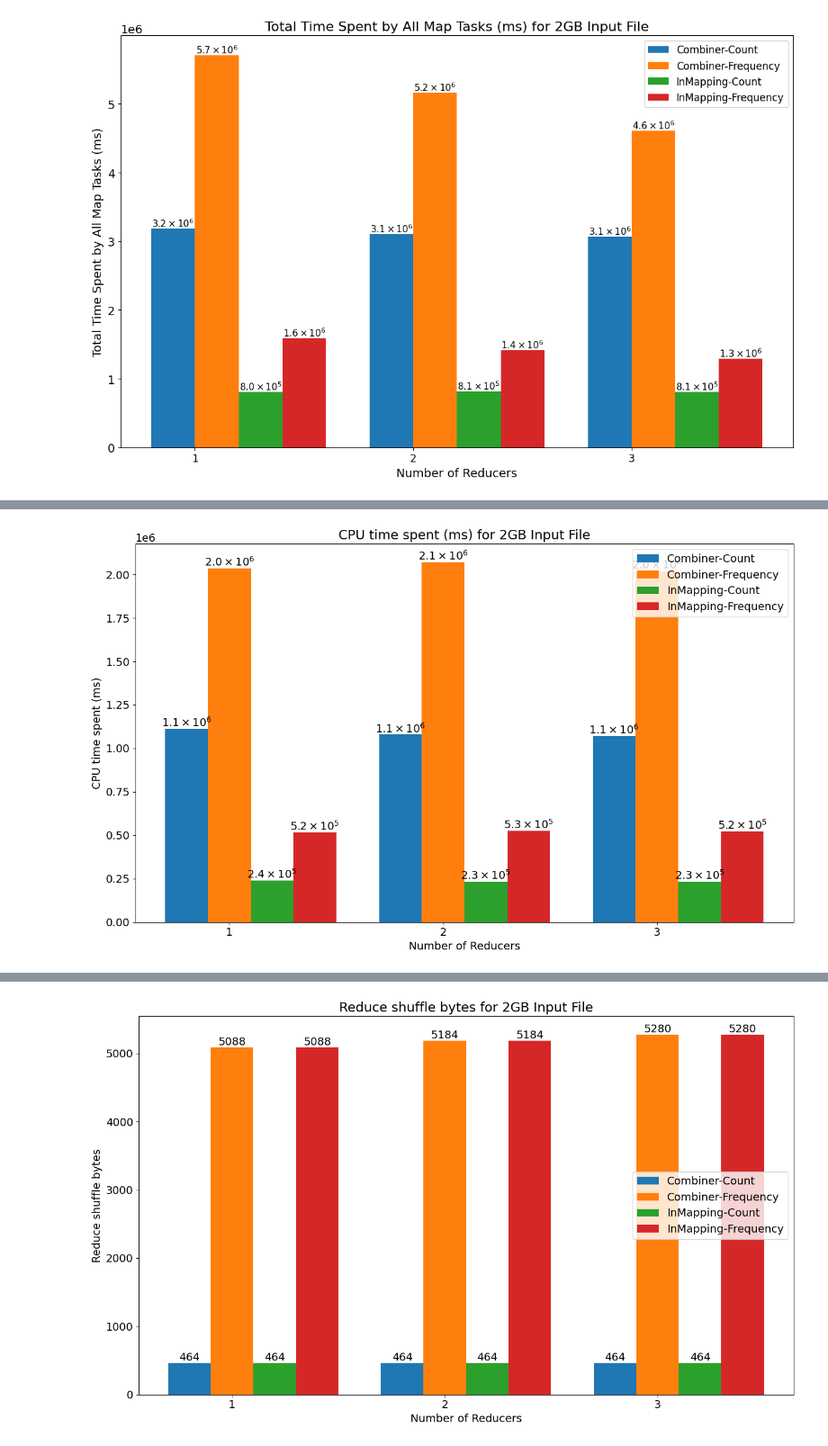
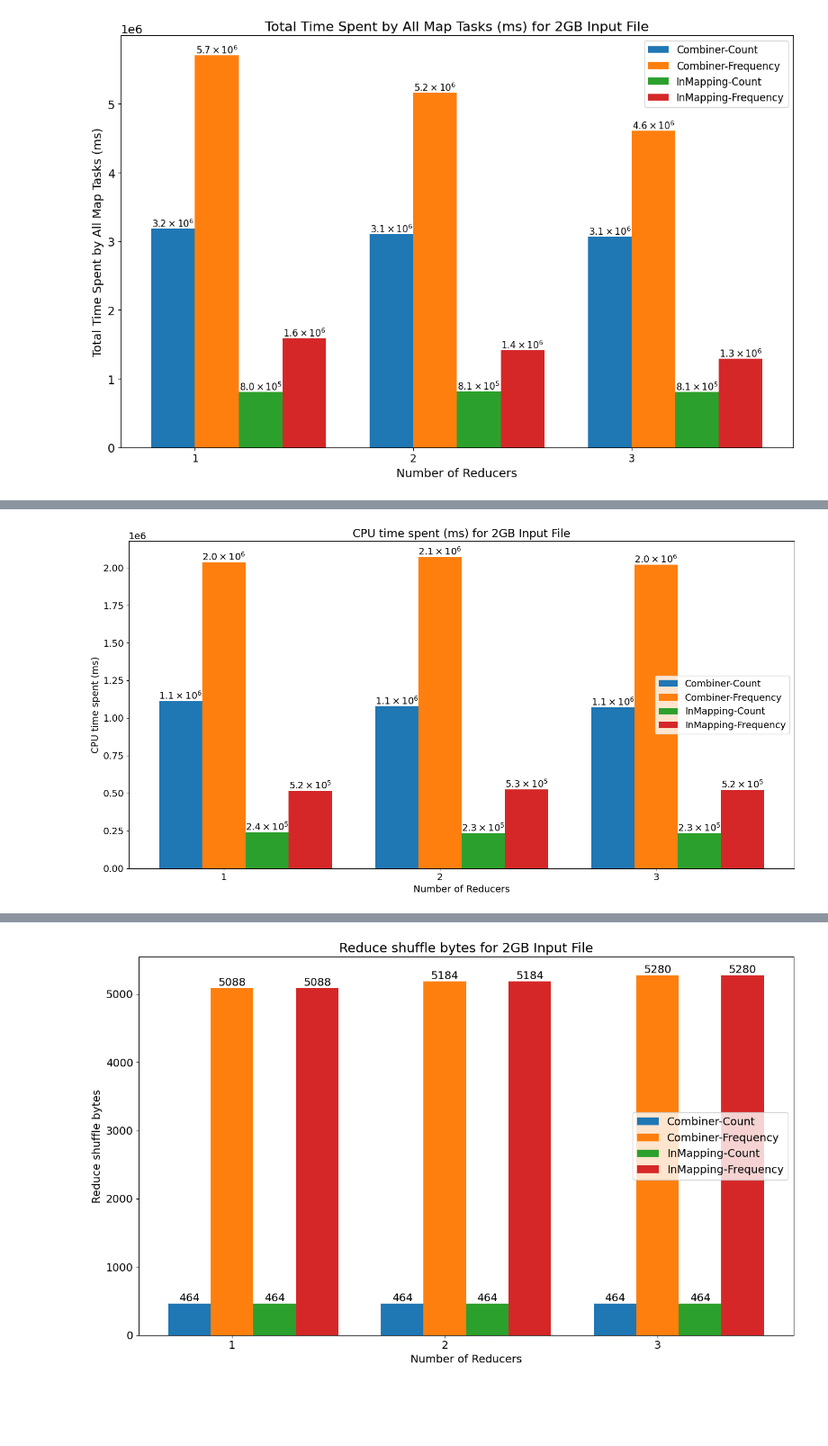
Before and after one commit to LeBonWskii/Hadoop-MapReduce-Letter-Frequency, a Jupyter notebook: Script/PerformancePlot-2GB.ipynb, the cells around one changed output, grey strips where cells are left out. Shown at 90% size. Cells and saved outputs as stored; diff of their text form; code cells hidden in the pictures; blank space fills up the shorter version.

```diff
--- a/Script/PerformancePlot-2GB.ipynb
+++ b/Script/PerformancePlot-2GB.ipynb
@@ -89,40 +87,40 @@ import pandas as pd
 import matplotlib.pyplot as plt
 import numpy as np
 
-# Esempio di dati: sostituisci con i tuoi dati reali
+
 data = {
     'Number of Reducers': [1, 1, 2, 2, 3, 3, 1, 1, 2, 2, 3, 3],
     'CPU time spent (ms)': [1112010, 2035040, 1078520, 2072220, 1071150, 2021030, 239310, 516810, 232470, 525130, 233550, 523360],
     'Algorithm Type': ['Combiner-Count', 'Combiner-Frequency', 'Combiner-Count', 'Combiner-Frequency',
                        'Combiner-Count', 'Combiner-Frequency', 'InMapping-Count', 'InMapping-Frequency',
                        'InMapping-Count', 'InMapping-Frequency', 'InMapping-Count', 'InMapping-Frequency']
 }
 
 df = pd.DataFrame(data)
 
-# Impostazioni per la visualizzazione degli istogrammi a gruppi
+
 num_reducers = df['Number of Reducers'].unique()
 algorithm_types = df['Algorithm Type'].unique()
-bar_width = 0.2  # Larghezza delle barre
+bar_width = 0.2
 index = np.arange(len(num_reducers))
-plt.figure(figsize=(13, 8))  # Imposta le dimensioni dell'immagine a 12x8 pollici
-# Creazione degli istogrammi a gruppi
+plt.figure(figsize=(15, 8))
+
 for i, alg_type in enumerate(algorithm_types):
     means = [df[(df['Number of Reducers'] == n) & (df['Algorithm Type'] == alg_type)]['CPU time spent (ms)'].mean() for n in num_reducers]
     bars=plt.bar(index + i * bar_width, means, bar_width, label=alg_type)
     for bar in bars:
         height = bar.get_height()
         plt.text(bar.get_x() + bar.get_width() / 2.0, height, r'${:.1f}\times10^{{{:d}}}$'.format(height / 10**np.floor(np.log10(height)), int(np.floor(np.log10(height)))), ha='center', va='bottom')
 plt.xlabel('Number of Reducers')
 plt.ylabel('CPU time spent (ms)')
 plt.title('CPU time spent (ms) for 2GB Input File')
 plt.xticks(index + bar_width, num_reducers)
 plt.legend()
 
 plt.tight_layout()
 plt.show()
 # %% [output]
-[figure, old version]
+[figure, new version]
 # %%
 import pandas as pd
 import matplotlib.pyplot as plt
```
Also changed, not shown: parts of 5 cells of this notebook, 10 other files.
